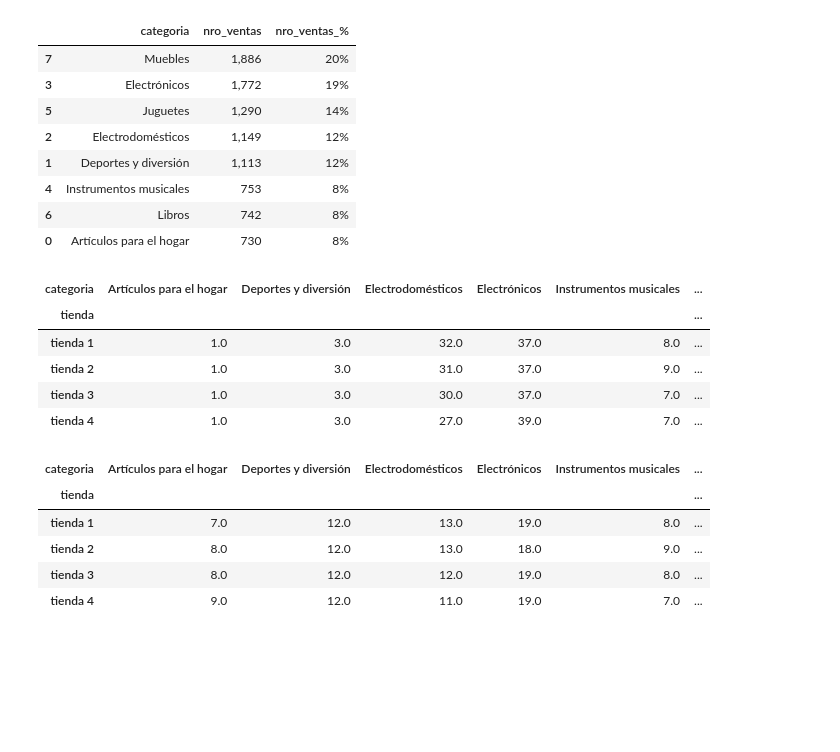
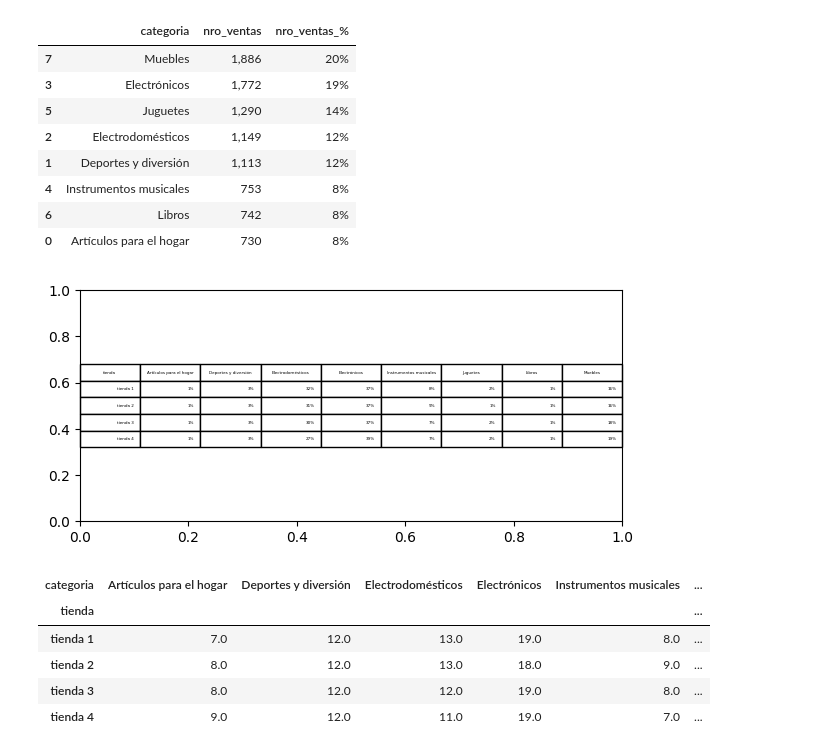
Before and after one commit to rmedi21/challenge-alura-store, a Jupyter notebook: AluraStoreLatam.ipynb, the cells around one changed output. Drawn from its saved outputs; the diff is of its cells as text; code cells hidden in the pictures; blank space fills up the shorter version.

```diff
--- a/AluraStoreLatam.ipynb
+++ b/AluraStoreLatam.ipynb
@@ -142,4 +111,30 @@ df_categoria_group['facturacion_%'] = df_ventas_group.groupby('categoria').apply
 df_categoria_group['nro_ventas_%'] = df_ventas_group.groupby('categoria').apply(lambda x: x['nro_ventas'].sum()/total_nro_ventas)
 
 df_categoria_group.reset_index(inplace=True)
+# %%
+# FUNCIONES AUXILIARES
+def exportar_dataframe(df, nombre):
+    df2 = pd.DataFrame(data=df.values, columns=df.columns)
+    fig, ax = plt.subplots(figsize=(7,3))
+
+    for i, tipo in enumerate(df.dtypes):
+        match tipo:
+            case "object":
+                pass
+            case "int16" | "int32" | "int64":
+                df2.iloc[:,i] = df2.iloc[:,i].apply(lambda x: f'{x:,.0f}')
+            case "float32":
+                df2.iloc[:,i] = df2.iloc[:,i].apply(lambda x: f'{x:,.0%}')
+            case "float64":
+                df2.iloc[:,i] = df2.iloc[:,i].apply(lambda x: f'{x:,.2f}')
+            case _:
+                print('ND')
+
+    # ax.axis('tight')
+    # ax.axis('off')
+    ax.table(cellText=df2.values, colLabels=df2.columns, loc='center')
+    # plt.tight_layout()
+    # plt.savefig(nombre + '.png', bbox_inches='tight', dpi=300)
+    # plt.close()
+    plt.show()
 # %%
@@ -171,14 +163,15 @@ df_categoria_group[['categoria', 'nro_ventas', 'nro_ventas_%']].sort_values('nro
 | 6 | Libros | 742 | 8% |
 | 0 | Artículos para el hogar | 730 | 8% |
 # %%
-# Facturacion por categoria y tienda: Electrodomestricos y Electronicos representan la mayor facturacion en todas las tiendas
-pd.crosstab(df_ventas_group['tienda'], df_ventas_group['categoria'], aggfunc='sum', values=df_ventas_group['facturacion'], normalize='index') \
-  .round(2) * 100
+# Facturacion por categoria y tienda
+# Electrodomestricos y Electronicos representan la mayor facturacion en todas las tiendas (entre 66% y 69%)
+df = pd.crosstab(df_ventas_group['tienda'], df_ventas_group['categoria'], aggfunc='sum', values=df_ventas_group['facturacion'],
+                 normalize='index')
+df.style.format('{:,.0%}')
+
+df.reset_index(inplace=True)
+df = df.astype({c: "float32" for c in df.columns[1:]})
+exportar_dataframe(df, 'tabla_tiendas_categorias')
 # %% [output]
-| categoria | Artículos para el hogar | Deportes y diversión | Electrodomésticos | Electrónicos | Instrumentos musicales | ... |
-| tienda |  |  |  |  |  | ... |
-| tienda 1 | 1.0 | 3.0 | 32.0 | 37.0 | 8.0 | ... |
-| tienda 2 | 1.0 | 3.0 | 31.0 | 37.0 | 9.0 | ... |
-| tienda 3 | 1.0 | 3.0 | 30.0 | 37.0 | 7.0 | ... |
-| tienda 4 | 1.0 | 3.0 | 27.0 | 39.0 | 7.0 | ... |
+[figure, added]
 # %%
```
Also changed, not shown: parts of 29 cells of this notebook.
